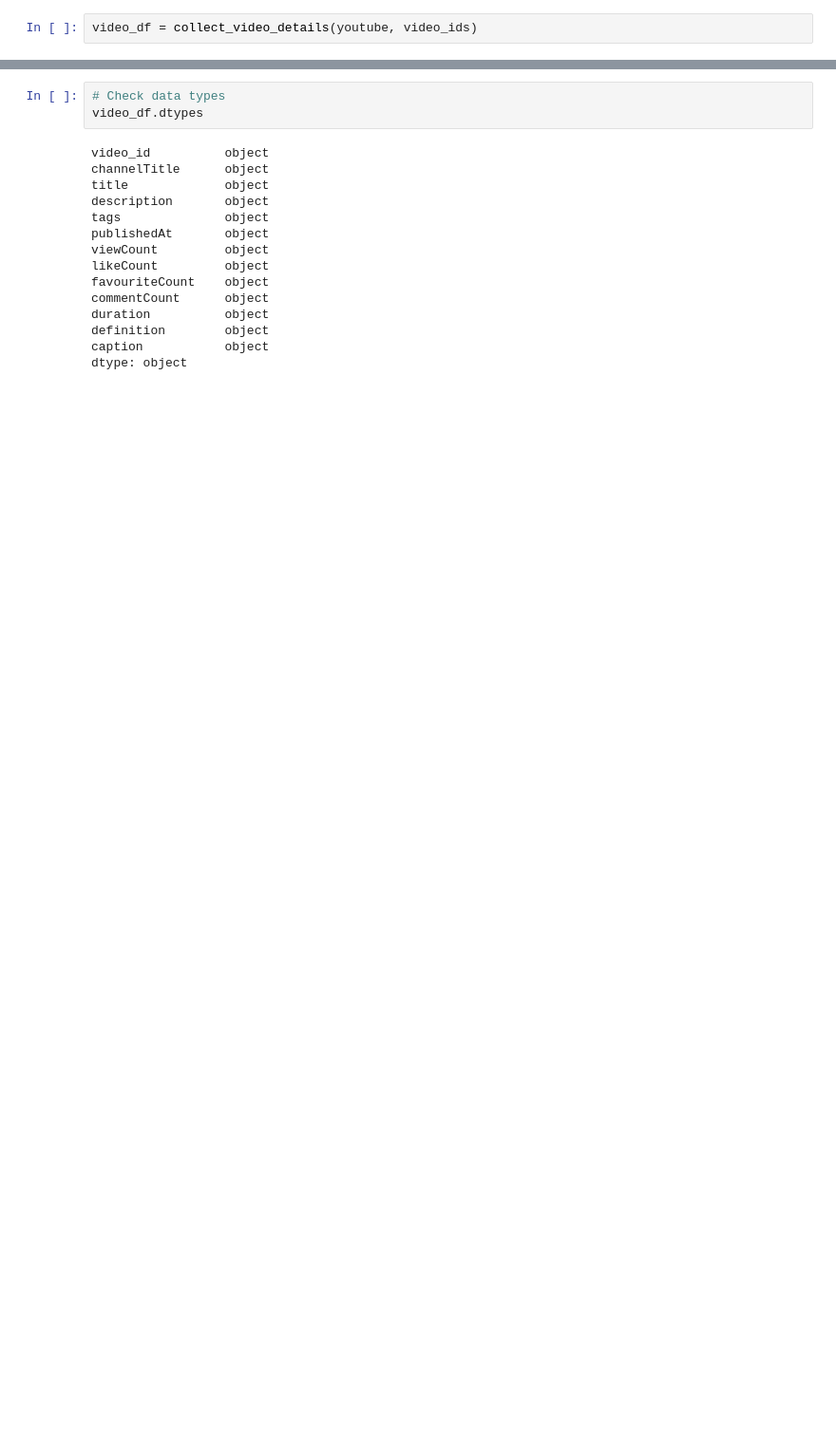
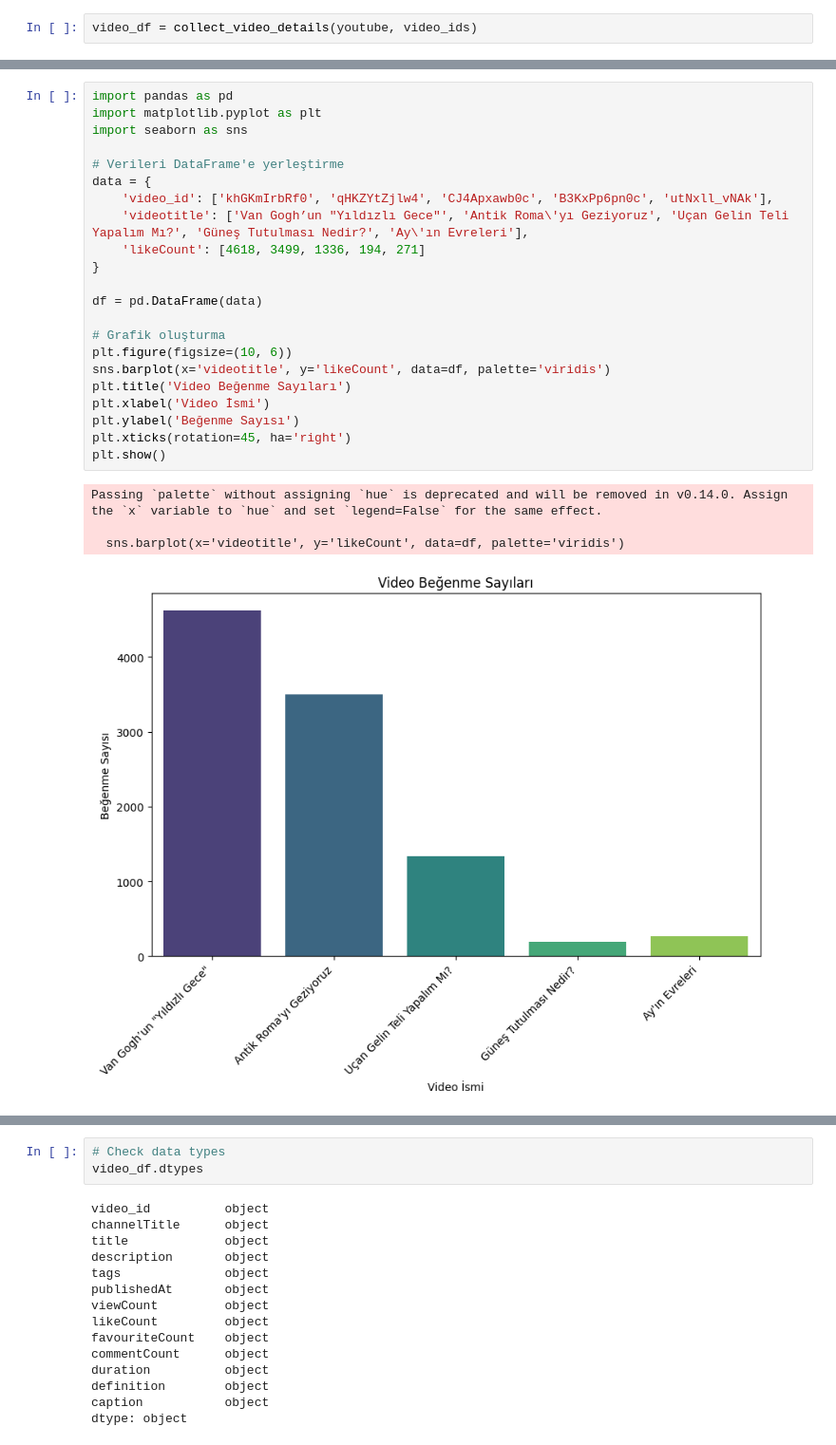
Before and after one commit to Nurbanuak/API_NEW_DATA, a Jupyter notebook: api_new.ipynb, the cells around one changed output, grey strips where cells are left out. Shown: that part at 95% size. Saved outputs shown, nothing was run; the diff lists cells and outputs as text; blank space fills up the shorter version.

```diff
--- a/api_new.ipynb
+++ b/api_new.ipynb
@@ -133,3 +202,30 @@ video_df.head()
+# %%
+import pandas as pd
+import matplotlib.pyplot as plt
+import seaborn as sns
+
+# Verileri DataFrame'e yerleştirme
+data = {
+    'video_id': ['khGKmIrbRf0', 'qHKZYtZjlw4', 'CJ4Apxawb0c', 'B3KxPp6pn0c', 'utNxll_vNAk'],
+    'videotitle': ['Van Gogh’un "Yıldızlı Gece"', 'Antik Roma\'yı Geziyoruz', 'Uçan Gelin Teli Yapalım Mı?', 'Güneş Tutulması Nedir?', 'Ay\'ın Evreleri'],
+    'likeCount': [4618, 3499, 1336, 194, 271]
+}
+
+df = pd.DataFrame(data)
+
+# Grafik oluşturma
+plt.figure(figsize=(10, 6))
+sns.barplot(x='videotitle', y='likeCount', data=df, palette='viridis')
+plt.title('Video Beğenme Sayıları')
+plt.xlabel('Video İsmi')
+plt.ylabel('Beğenme Sayısı')
+plt.xticks(rotation=45, ha='right')
+plt.show()
+# %% [output]
+Passing `palette` without assigning `hue` is deprecated and will be removed in v0.14.0. Assign the `x` variable to `hue` and set `legend=False` for the same effect.
+
+  sns.barplot(x='videotitle', y='likeCount', data=df, palette='viridis')
+[figure, added]
 # %%
 # Check for NULL values
 video_df.isnull().any()
```
Also changed, not shown: parts of 34 cells of this notebook, 1 other file.
